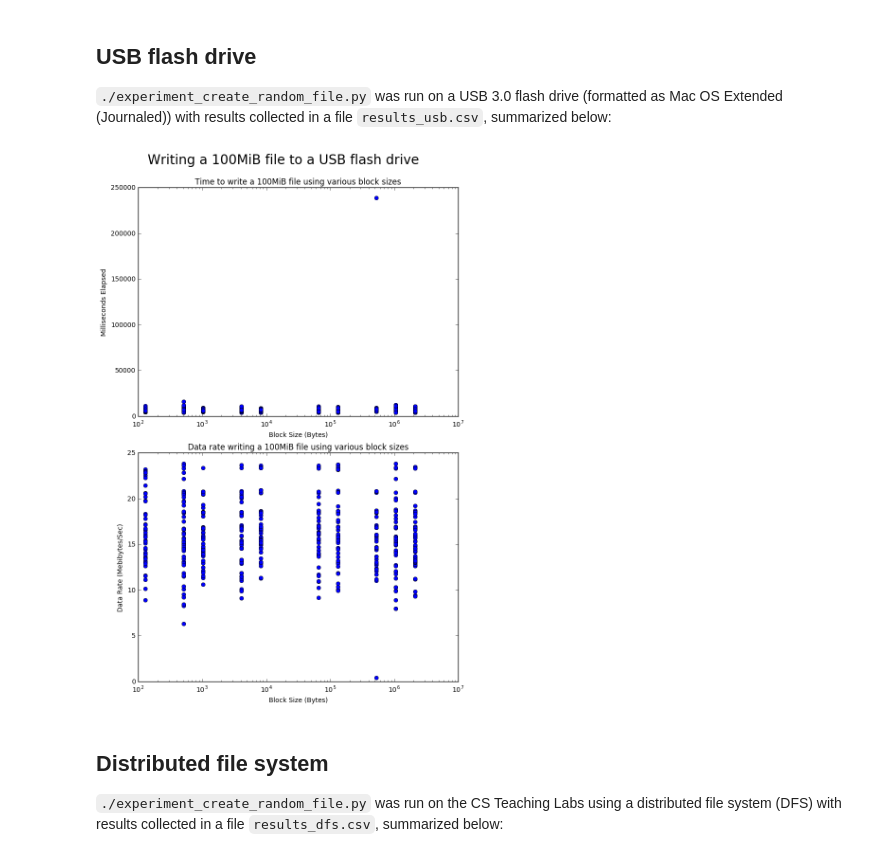
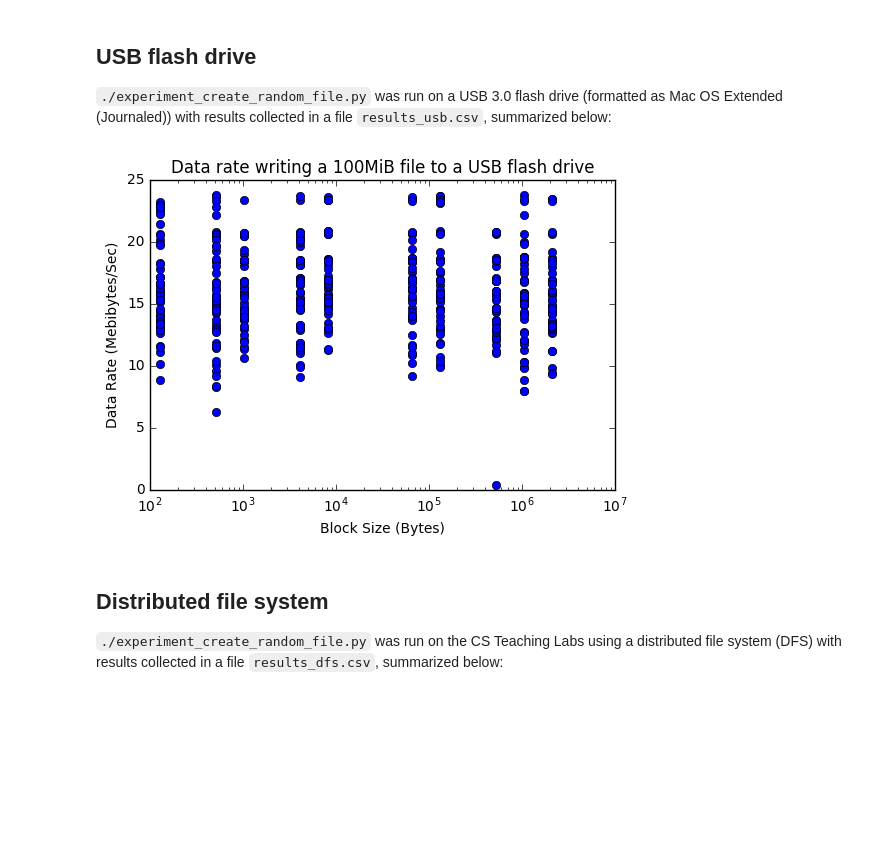
Before and after one commit to elliottsj/csc443-a1, a Jupyter notebook: CSC443 Assignment 1.ipynb, the cells around one changed output. Cells and saved outputs as stored; diff of their text form; code cells hidden in the pictures; blank space fills up the shorter version.

```diff
--- a/CSC443 Assignment 1.ipynb
+++ b/CSC443 Assignment 1.ipynb
@@ -131,42 +89,21 @@ with open('./results_hdd_write.csv') as csvfile:
 # %%
 %matplotlib inline
 
 with open('./results_usb_write.csv') as csvfile:
     x, y, rates = get_data(csvfile)
 
-    plt.figure(figsize=(8, 12))
-
-    plt.suptitle(
-        'Writing a 100MiB file to a USB flash drive',
-        fontsize=20,
-    )
-
-    plt.subplot(2, 1, 1)
-    plt.title(
-        'Time to write a 100MiB file ' +
-        'using various block sizes'
-    )
-    plt.xlabel('Block Size (Bytes)')
-    plt.ylabel('Milliseconds Elapsed')
-    plt.xscale('log')
-    plt.tight_layout()
-    plt.plot(x, y, 'bo')
-
-    plt.subplot(2, 1, 2)
     plt.title(
         'Data rate writing a 100MiB file ' +
-        'using various block sizes'
+        'to a USB flash drive'
     )
     plt.xlabel('Block Size (Bytes)')
     plt.ylabel('Data Rate (Mebibytes/Sec)')
     plt.xscale('log')
-    plt.tight_layout()
     plt.plot(x, rates, 'bo')
 
-    plt.subplots_adjust(top=0.92)
     plt.show()
 # %% [output]
-[figure, old version]
+[figure, new version]
 # %% [markdown]
 ## Distributed file system
 `./experiment_create_random_file.py` was run on the CS Teaching Labs using a distributed file system (DFS) with results collected in a file `results_dfs.csv`, summarized below:
```
Also changed, not shown: parts of 9 cells of this notebook.
